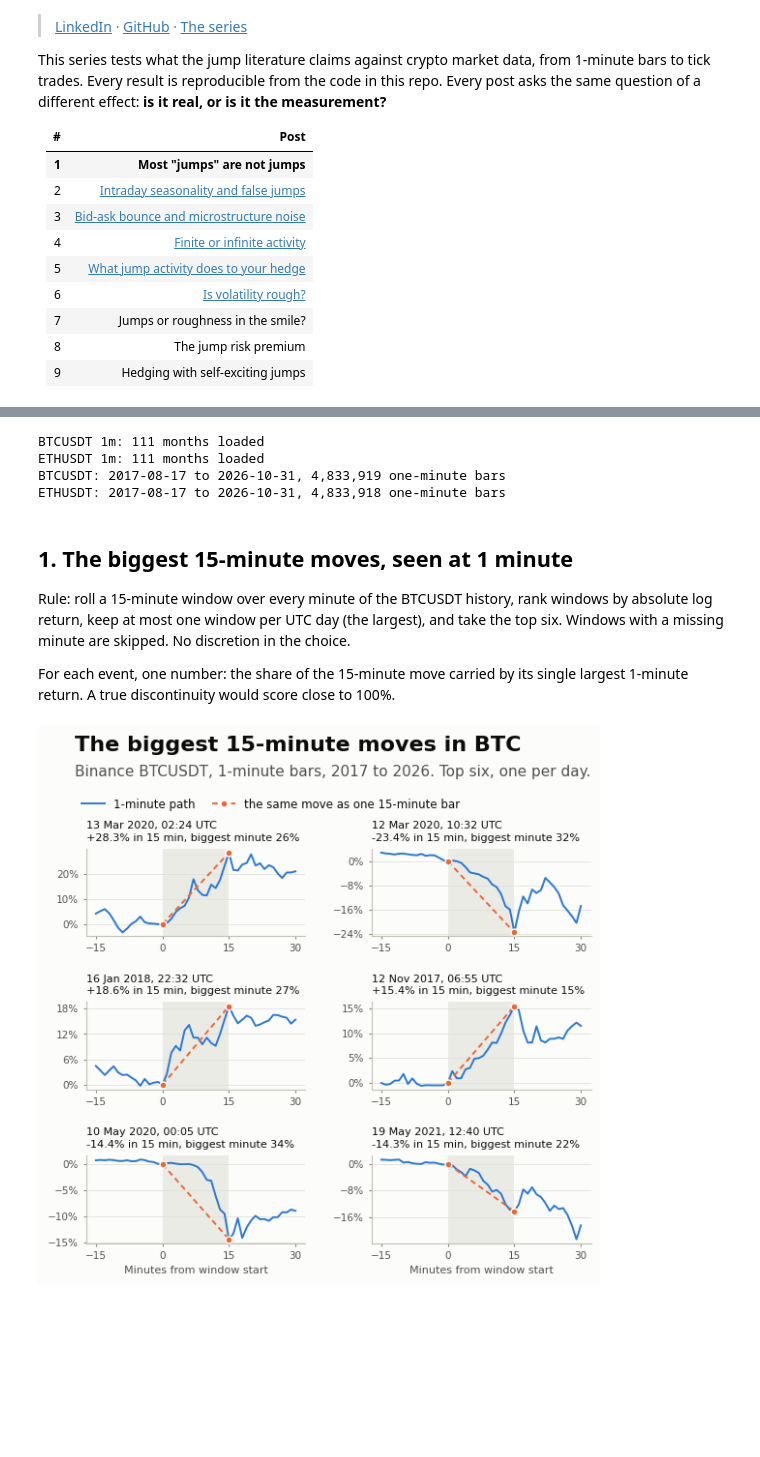
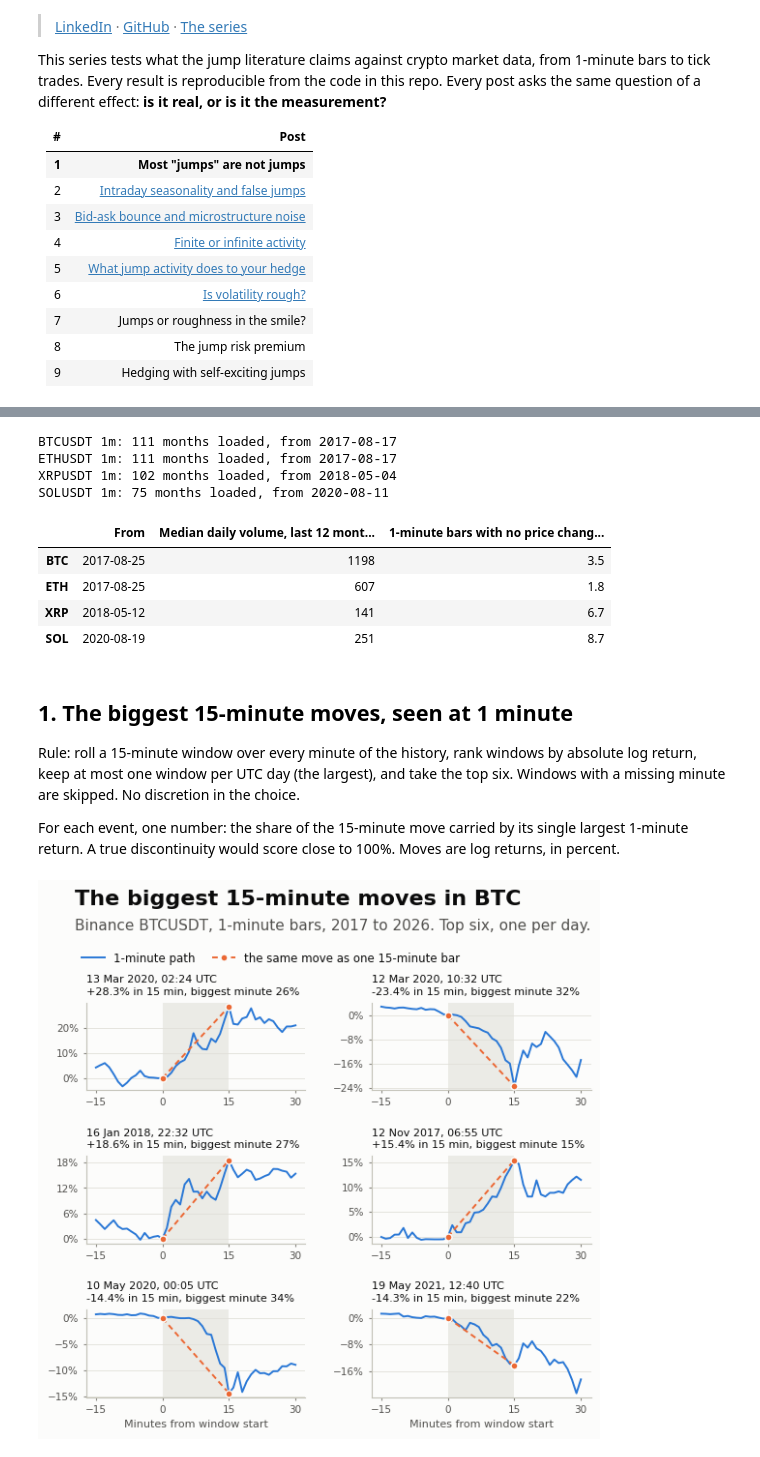
Before and after one commit to PascalLemieux/jumps, a Jupyter notebook: notebooks/01_jumps_vs_vol_bursts.ipynb, the cells around one changed output, grey strips where cells are left out. Cells and saved outputs as stored; diff of their text form; code cells hidden in the pictures; blank space fills up the shorter version.

```diff
--- a/notebooks/01_jumps_vs_vol_bursts.ipynb
+++ b/notebooks/01_jumps_vs_vol_bursts.ipynb
@@ -33,36 +43,59 @@ The practical consequence: a jump test run on bars labels these moves as jumps,
 # %%
 import sys
 from pathlib import Path
 
 sys.path.insert(0, str(Path.cwd().parent / "src"))
 
 import numpy as np
 import pandas as pd
 import matplotlib.pyplot as plt
 
 from jumps import plotting as jp
 from jumps.data import load_klines, to_daily_grid
-from jumps.estimators import bns_jump_test, jump_summary, largest_moves, subsample_returns
+from jumps.estimators import jump_summary, largest_moves
 from jumps.simulate import simulate_log_prices
 
 jp.set_style()
-pd.set_option("display.width", 120)
+pd.set_option("display.width", 140)
+pd.set_option("display.max_columns", 30)
 
-SYMBOLS = ["BTCUSDT", "ETHUSDT"]
+COINS = ["BTC", "ETH", "XRP", "SOL"]
+if COIN not in COINS:
+    raise ValueError(f"COIN must be one of {COINS}, got {COIN!r}")
 START, END = "2017-08", "2026-10"
-close = {s: load_klines(s, START, END)["close"] for s in SYMBOLS}
-for s, c in close.items():
-    print(f"{s}: {c.index[0]:%Y-%m-%d} to {c.index[-1]:%Y-%m-%d}, {len(c):,} one-minute bars")
+LISTING_WEEK = pd.Timedelta(days=7)        # skip each coin's first week: the listing auction is not a market
+
+def figure_name(base):
+    return base if COIN == "BTC" else f"{base}_{COIN.lower()}"
+
+bars = {}
+for c in COINS:
+    k = load_klines(f"{c}USDT", START, END)
+    bars[c] = k[k.index >= k.index[0].ceil("D") + LISTING_WEEK]
+close = {c: k["close"] for c, k in bars.items()}
+
+recent = {c: k[k.index >= k.index[-1] - pd.Timedelta(days=365)] for c, k in bars.items()}
+liquidity = pd.DataFrame.from_dict({
+    c: {"From": f"{k.index[0]:%Y-%m-%d}",
+        "Median daily volume, last 12 months ($m)": round(k["quote_volume"].resample("D").sum().median() / 1e6),
+        "1-minute bars with no price change, last 12 months (%)": round(100 * (recent[c]["close"].diff() == 0).mean(), 1)}
+    for c, k in bars.items()}, orient="index")
+liquidity
 # %% [output]
-BTCUSDT 1m: 111 months loaded
-ETHUSDT 1m: 111 months loaded
-BTCUSDT: 2017-08-17 to 2026-10-31, 4,833,919 one-minute bars
-ETHUSDT: 2017-08-17 to 2026-10-31, 4,833,918 one-minute bars
+BTCUSDT 1m: 111 months loaded, from 2017-08-17
+ETHUSDT 1m: 111 months loaded, from 2017-08-17
+XRPUSDT 1m: 102 months loaded, from 2018-05-04
+SOLUSDT 1m: 75 months loaded, from 2020-08-11
+|  | From | Median daily volume, last 12 mont... | 1-minute bars with no price chang... |
+| BTC | 2017-08-25 | 1198 | 3.5 |
+| ETH | 2017-08-25 | 607 | 1.8 |
+| XRP | 2018-05-12 | 141 | 6.7 |
+| SOL | 2020-08-19 | 251 | 8.7 |
 # %% [markdown]
 ## 1. The biggest 15-minute moves, seen at 1 minute
 
-Rule: roll a 15-minute window over every minute of the BTCUSDT history, rank windows by absolute log return, keep at most one window per UTC day (the largest), and take the top six. Windows with a missing minute are skipped. No discretion in the choice.
+Rule: roll a 15-minute window over every minute of the history, rank windows by absolute log return, keep at most one window per UTC day (the largest), and take the top six. Windows with a missing minute are skipped. No discretion in the choice.
 
-For each event, one number: the share of the 15-minute move carried by its single largest 1-minute return. A true discontinuity would score close to 100%.
+For each event, one number: the share of the 15-minute move carried by its single largest 1-minute return. A true discontinuity would score close to 100%. Moves are log returns, in percent.
 # %%
 WINDOW, CONTEXT = 15, 15
```
Also changed, not shown: parts of 13 cells of this notebook, 13 other files.
